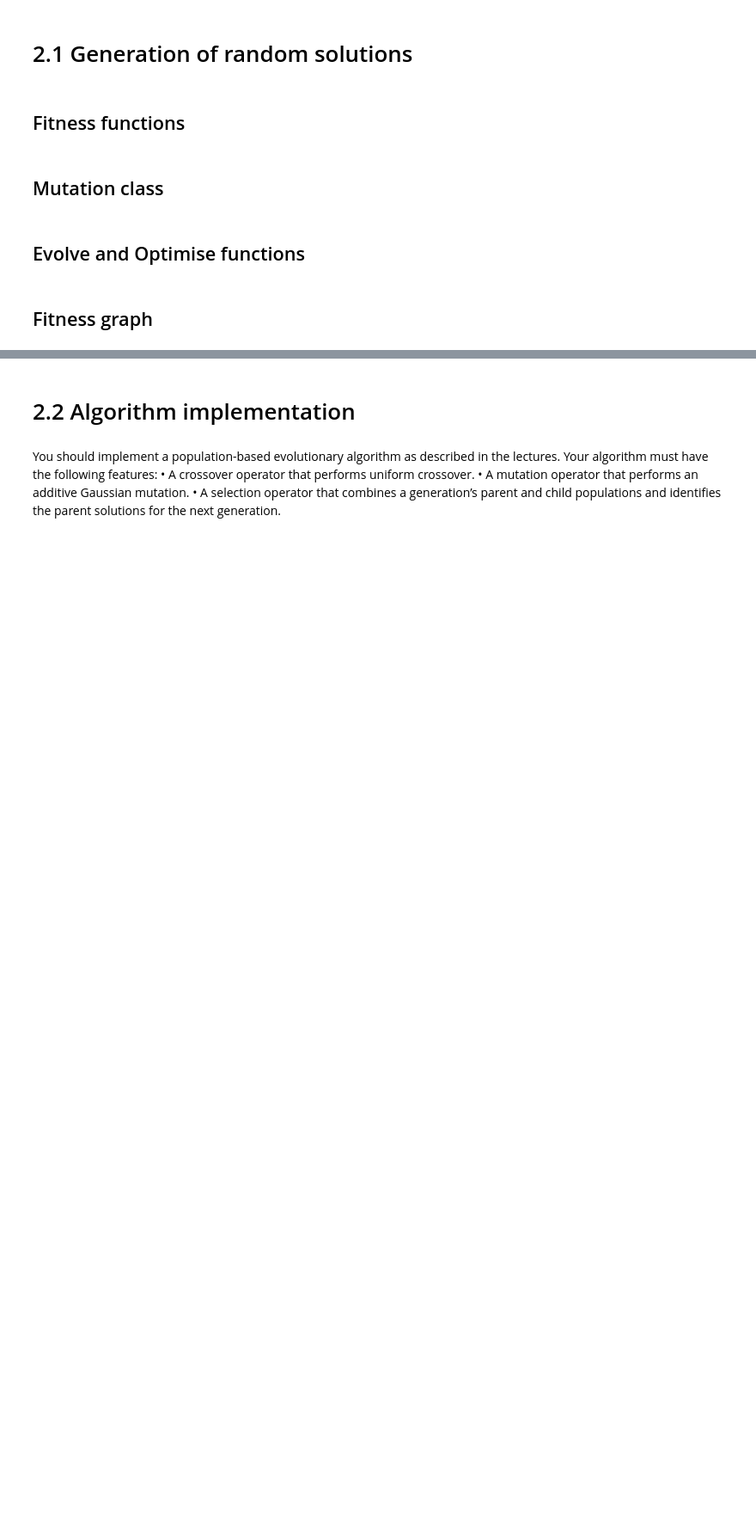
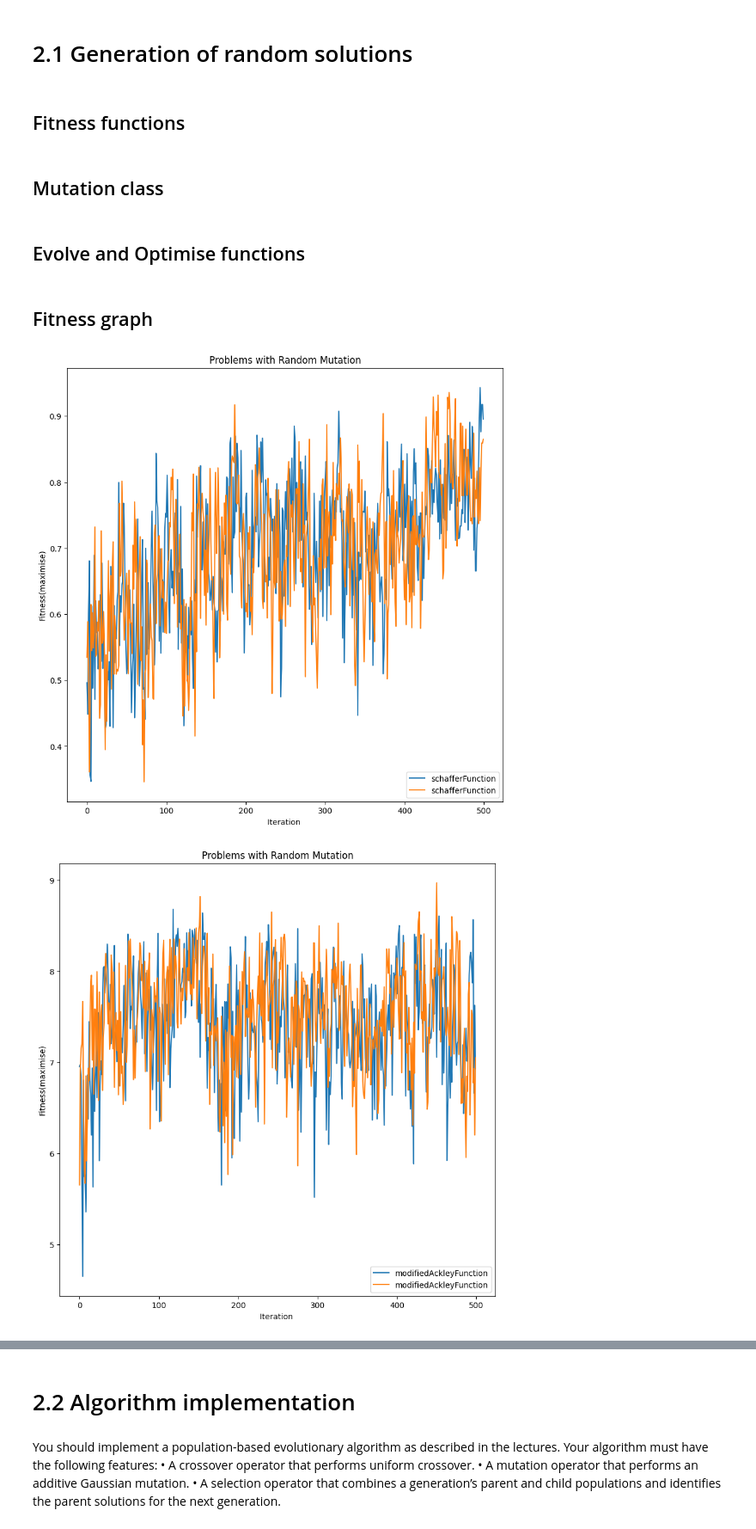
Before and after one commit to MxFrgsn/COMP2002_CW2, a Jupyter notebook: COMP2002.ipynb, the cells around one changed output, grey strips where cells are left out. Shown at 86% size. Saved outputs shown, nothing was run; the diff lists cells and outputs as text; code cells hidden in the pictures; blank space fills up the shorter version.

```diff
--- a/COMP2002.ipynb
+++ b/COMP2002.ipynb
@@ -932,23 +936,25 @@ class RandomMutation:
 # need to change this so it allows two arguements (x,y) instead of just x for the problems
 def evolve (x,y,func,mutation,compare,A):
     xp = mutation.mutate(x)
-    yp = func(xp)
+    yp = mutation.mutate(y)
+    zp = func(xp,yp)
 
-    if not compare(y,yp):
+    if not compare(y,zp):
         x=xp
-        y=yp
+        y=zp
     A.append(y)
     return x,y,A
 
 def optimise (D,func,mutation,ngens,compare):
     x = np.random.randint(-5,5,D)
-    y = func(x)
+    y = np.random.randint(-5,5,D)
+    y = func(x,y)
     archive = []
     for gen in range (ngens):
-        x , y , archive = evolve (x,y,func,mutation,compare,archive)
+        x,y,archive = evolve(x,y,func,mutation,compare,archive)
     return x,y,archive
 
-def greaterThanOrEqual (u , v):
-    return u>=v
+def greaterThanOrEqual (u,v):
+    return np.all(u>=v)
 # %% [markdown]
 ## Fitness graph
@@ -959,0 +961,30 @@ def greaterThanOrEqual (u , v):
+# %%
+# x,y,ylist =optimise(10,onemax,BitFlipMutation(),50,greaterThanOrEqual)
+# print (x,y)
+# plt.plot(ylist)
+# plt.show()
+def experiment(problem,problemstr,mutation):
+    plt.figure(figsize = (10,10))
+    for problem,problemstrs in zip(problem,problemstr):
+        Ys = []
+        for repeat in range (11):
+            x,y,ylist = optimise(2,problem,mutation,500,greaterThanOrEqual)
+            Ys.append(ylist)
+        Ys = np.array(Ys)
+        plt.plot(Ys.mean(axis=0),label = problemstrs)
+
+    plt.title("Problems with Random Mutation")
+    plt.xlabel("Iteration ")
+    plt.ylabel("Fitness(maximise)")
+    plt.savefig(f"{problemstr}_fitness_graph.pdf", bbox_inches ="tight")
+
+    plt.legend(loc=4)
+# %%
+problemstrs = ["schafferFunction", "modifiedAckleyFunction", "easomFunction"]
+problems = [schafferFunction, modifiedAckleyFunction, easomFunction]
+for i in range(3):
+    experiment([problems[i]], [problemstrs[i]], RandomMutation())
+#experiment(problems,problemstrs,RandomMutation())
+# %% [output]
+[figure, added]
+[figure, added]
```
Also changed, not shown: parts of 10 cells of this notebook, 3 other files.
